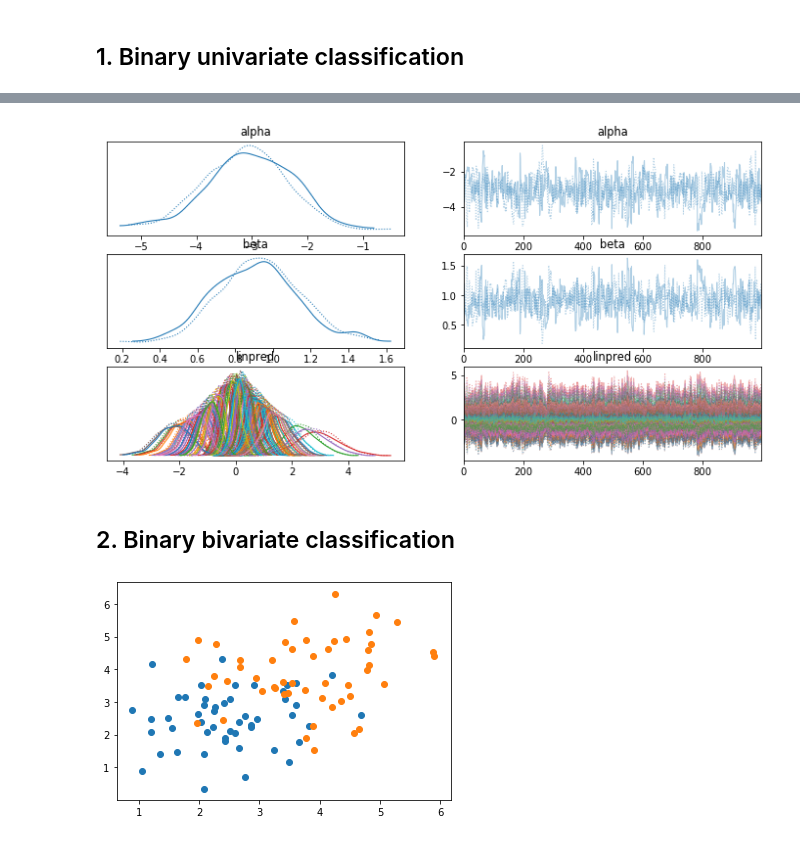
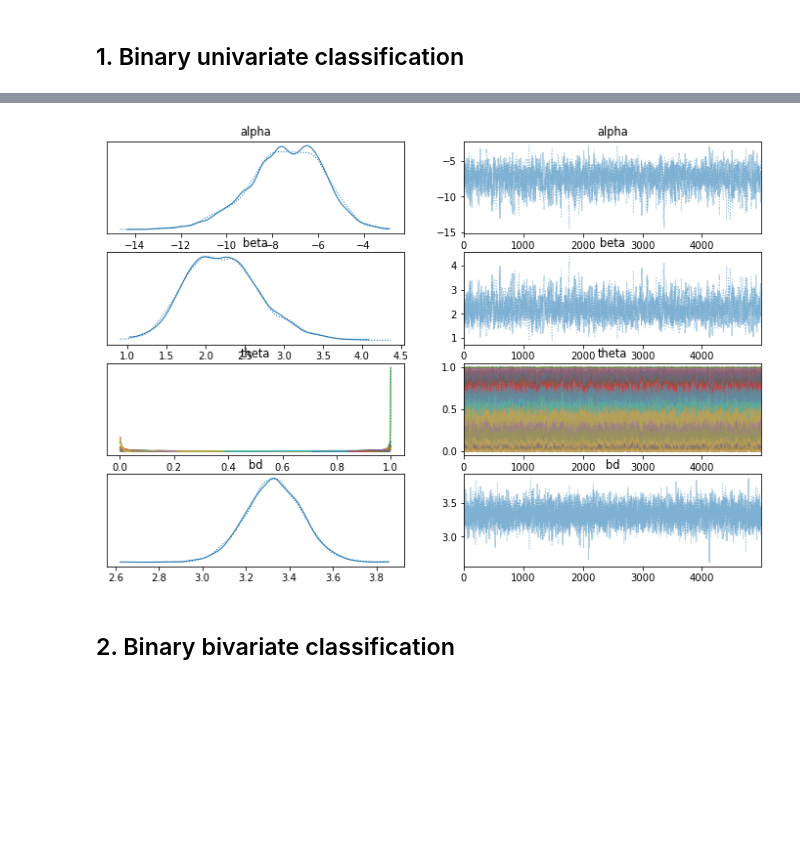
Before and after one commit to claudia-hm/BSPP, a Jupyter notebook: Project/submission/Logistic regression with pymc.ipynb, the cells around one changed output, grey strips where cells are left out. Cells and saved outputs as stored; diff of their text form; code cells hidden in the pictures; blank space fills up the shorter version.

```diff
--- a/Project/submission/Logistic regression with pymc.ipynb
+++ b/Project/submission/Logistic regression with pymc.ipynb
@@ -40,7 +40,7 @@ with pm.Model() as model_0:
     alpha = pm.Normal('alpha', mu=0, sigma=10)
     beta = pm.Normal('beta', mu=0, sigma=10)
 
-    mu = alpha + pm.math.dot(x_0, beta)
+    mu = alpha +x_0*beta
     #theta = pm.Deterministic('theta', tt.nnet.sigmoid(mu))
     theta = pm.Deterministic('theta', 1 / (1 + pm.math.exp(-mu)))
 
@@ -61,7 +69,7 @@ The acceptance probability does not match the target. It is 0.8816, but should b
 # %%
-az.plot_trace(fit)
+az.plot_trace(trace_0)
 plt.show()
 # %% [output]
-[figure, old version]
+[figure, new version]
 # %% [markdown]
 ## 2. Binary bivariate classification
@@ -76,9 +76,3 @@ data2_y = data_2[:,1]
-# %%
-plt.scatter(data1_x, data1_y)
-plt.scatter(data2_x, data2_y)
-plt.show()
-# %% [output]
-[figure, removed]
 # %%
 N = 50
 # %%
```
Also changed, not shown: parts of 15 cells of this notebook.
